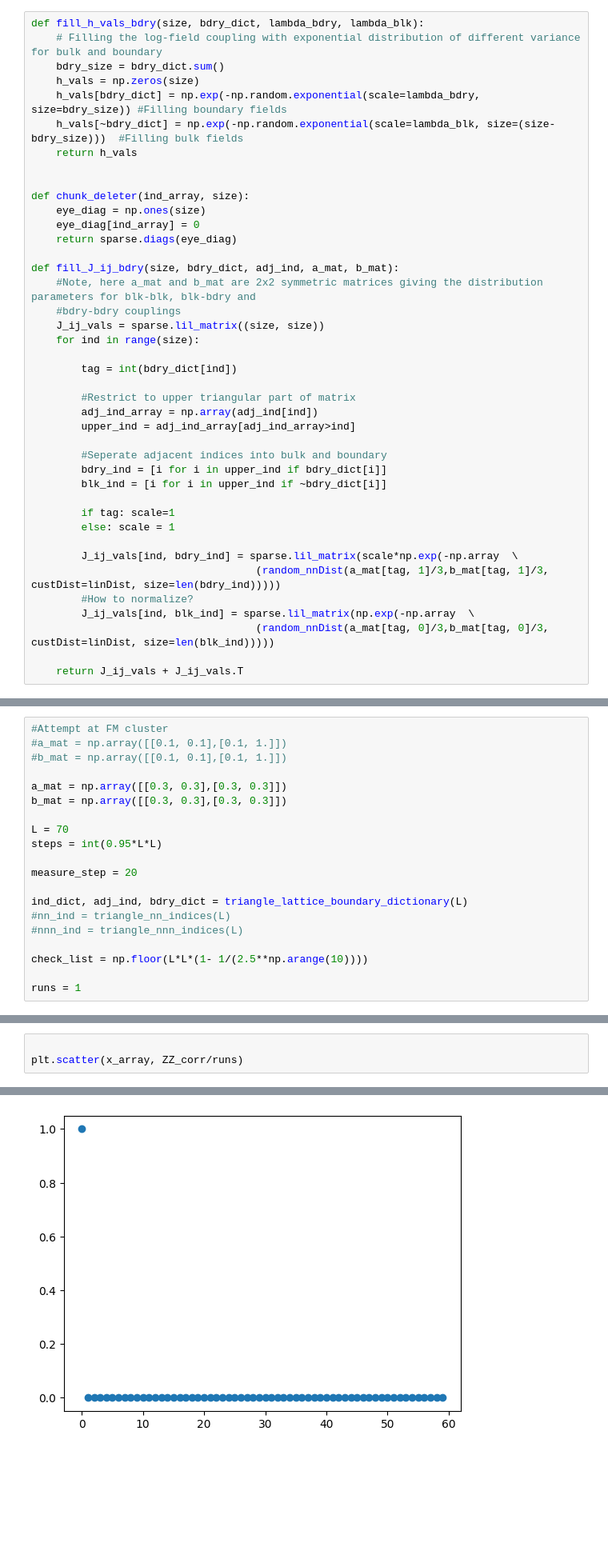
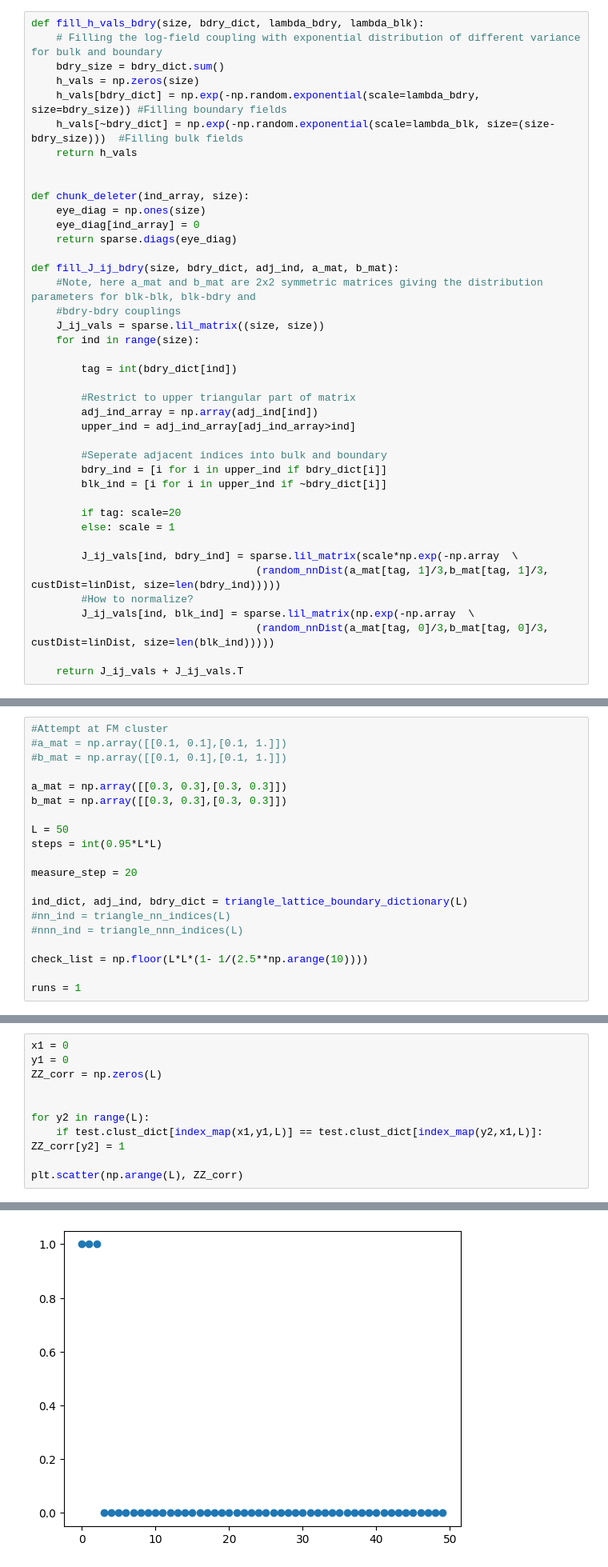
Before and after one commit to tsgaurav/Ising_RSRG, a Jupyter notebook: ipynb_notebooks/2D_Ising_with_bdry.ipynb, the cells around one changed output, grey strips where cells are left out. Shown at 80% size. Saved outputs shown, nothing was run; the diff lists cells and outputs as text; blank space fills up the shorter version.

Commit message:
Full cluster-tracking and visulaization added

```diff
--- a/ipynb_notebooks/2D_Ising_with_bdry.ipynb
+++ b/ipynb_notebooks/2D_Ising_with_bdry.ipynb
@@ -271,7 +268,7 @@ def fill_J_ij_bdry(size, bdry_dict, adj_ind, a_mat, b_mat):
         bdry_ind = [i for i in upper_ind if bdry_dict[i]]
         blk_ind = [i for i in upper_ind if ~bdry_dict[i]]
 
-        if tag: scale=1
+        if tag: scale=20
         else: scale = 1
 
         J_ij_vals[ind, bdry_ind] = sparse.lil_matrix(scale*np.exp(-np.array  \
@@ -341,7 +338,7 @@ def triangle_nnn_indices(L):
 a_mat = np.array([[0.3, 0.3],[0.3, 0.3]])
 b_mat = np.array([[0.3, 0.3],[0.3, 0.3]])
 
-L = 70
+L = 50
 steps = int(0.95*L*L)
 
 measure_step = 20
@@ -476,6 +471,13 @@ plt.gca().invert_xaxis()
 # %%
+x1 = 0
+y1 = 0
+ZZ_corr = np.zeros(L)
 
-plt.scatter(x_array, ZZ_corr/runs)
+
+for y2 in range(L):
+    if test.clust_dict[index_map(x1,y1,L)] == test.clust_dict[index_map(y2,x1,L)]: ZZ_corr[y2] = 1
+
+plt.scatter(np.arange(L), ZZ_corr)
 # %% [output]
 <matplotlib.collections.PathCollection at 0x...>
-[figure, old version]
+[figure, new version]
```
Also changed, not shown: parts of 9 cells of this notebook, 1 other file.
